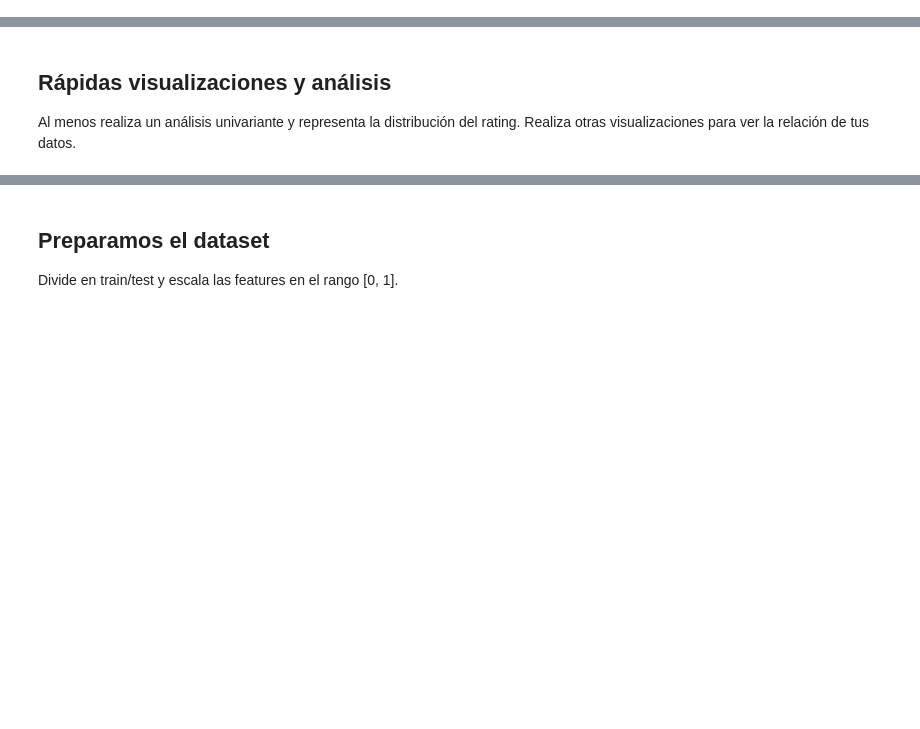
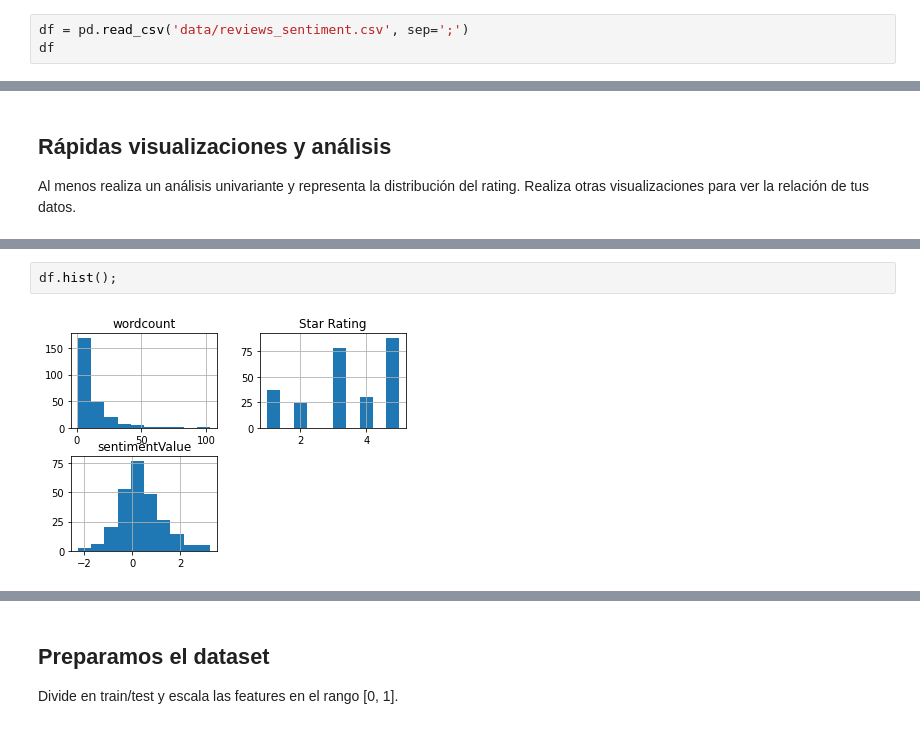
Before and after one commit to MNievas12/2304_dsft_thebridge, a Jupyter notebook: 3-Machine_Learning/1-Supervisado/3-RegorClass/7-KNN/ejercicios/Ejercicio_k-NearestNeighbor.ipynb, the cells around one changed output, grey strips where cells are left out. Drawn from its saved outputs; the diff is of its cells as text; blank space fills up the shorter version.

```diff
--- a/3-Machine_Learning/1-Supervisado/3-RegorClass/7-KNN/ejercicios/Ejercicio_k-NearestNeighbor.ipynb
+++ b/3-Machine_Learning/1-Supervisado/3-RegorClass/7-KNN/ejercicios/Ejercicio_k-NearestNeighbor.ipynb
@@ -14,3 +14,6 @@ import matplotlib.pyplot as plt
 import seaborn as sns
 # %% [markdown]
 ## Leemos nuestro archivo de entrada `reviews_sentiment`
+# %%
+df = pd.read_csv('data/reviews_sentiment.csv', sep=';')
+df
@@ -23,0 +70,4 @@ Al menos realiza un análisis univariante y representa la distribución del rati
+# %%
+df.hist();
+# %% [output]
+[figure, added]
```
Also changed, not shown: parts of 37 cells of this notebook, 1 other file.
